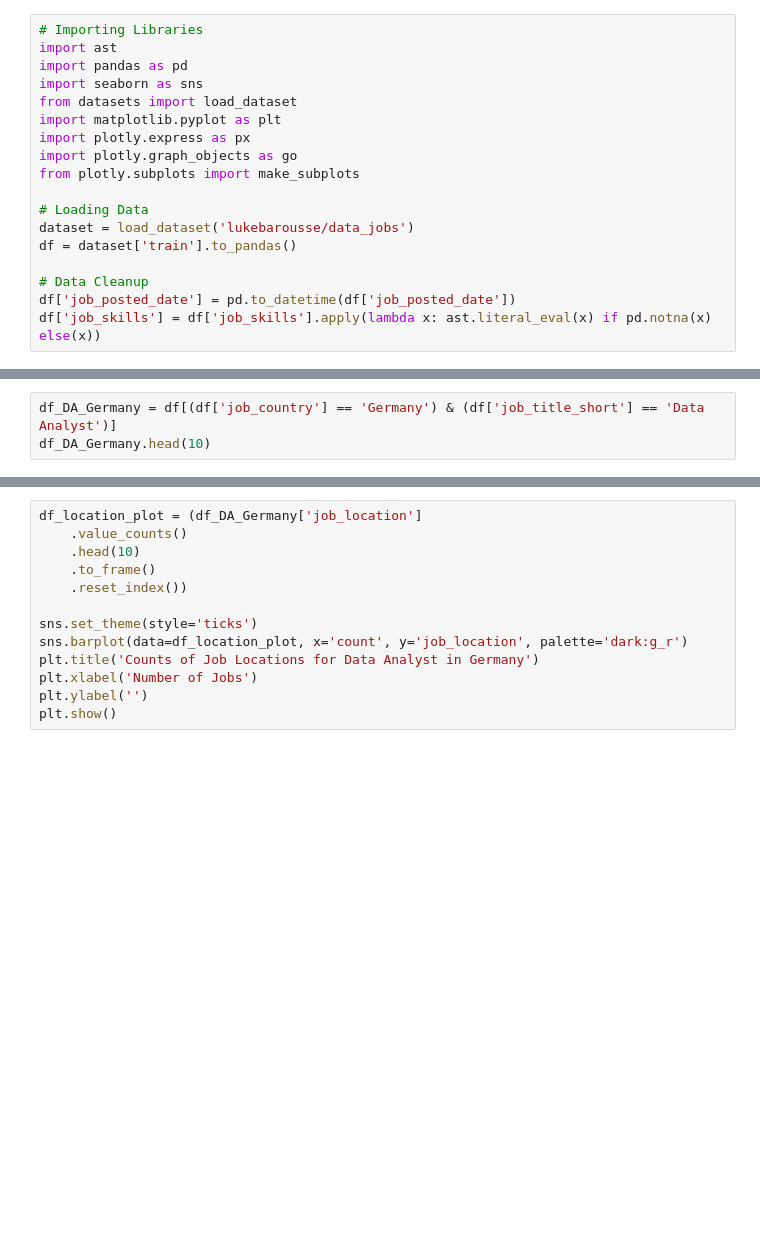
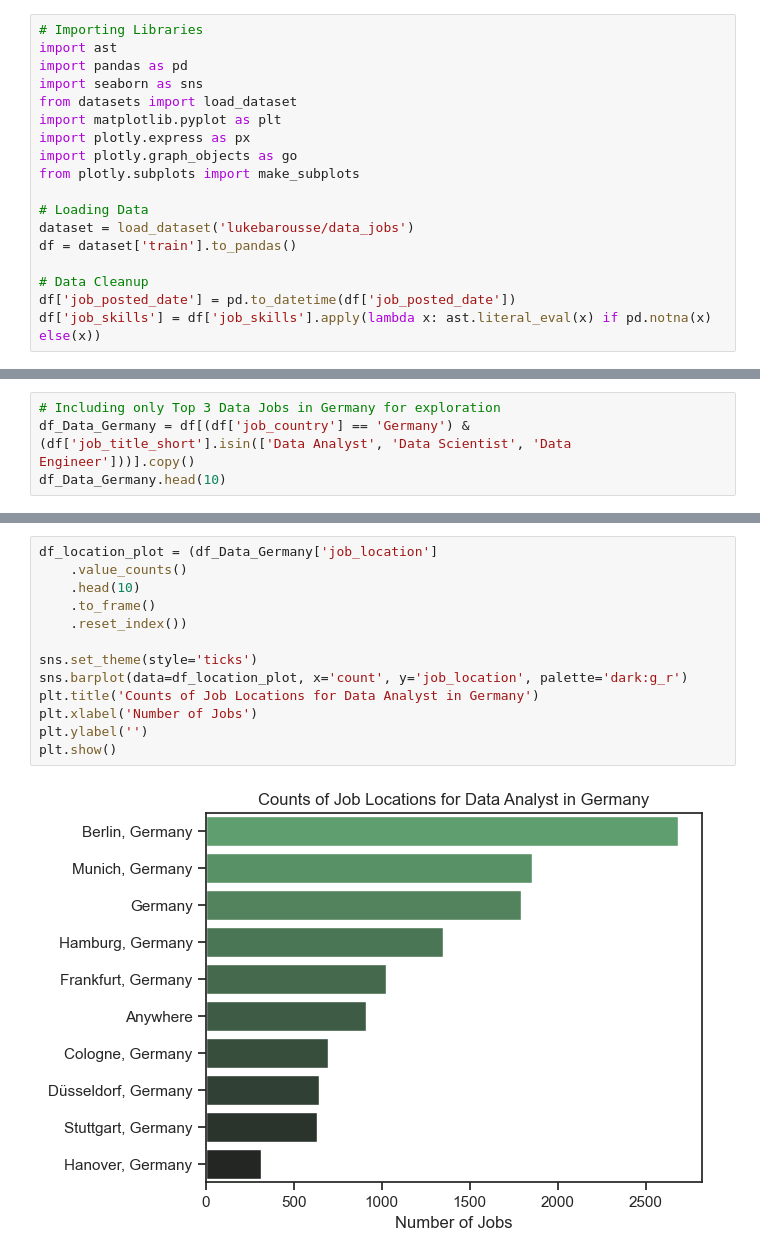
Before and after one commit to Balaclavitty/Python_Data_Project, a Jupyter notebook: Project_Data_Analitycs_Skills_Insights/1_EDA_Intro.ipynb, the cells around one changed output, grey strips where cells are left out. Drawn from its saved outputs; the diff is of its cells as text; blank space fills up the shorter version.

```diff
--- a/Project_Data_Analitycs_Skills_Insights/1_EDA_Intro.ipynb
+++ b/Project_Data_Analitycs_Skills_Insights/1_EDA_Intro.ipynb
@@ -25,3 +32,4 @@ Filter for Germany Data Analyst roles
 # %%
-df_DA_Germany = df[(df['job_country'] == 'Germany') & (df['job_title_short'] == 'Data Analyst')]
-df_DA_Germany.head(10)
+# Including only Top 3 Data Jobs in Germany for exploration
+df_Data_Germany = df[(df['job_country'] == 'Germany') & (df['job_title_short'].isin(['Data Analyst', 'Data Scientist', 'Data Engineer']))].copy()
+df_Data_Germany.head(10)
@@ -30,14 +65,16 @@ df_DA_Germany['job_location'].value_counts().head(5)
 # %%
-df_location_plot = (df_DA_Germany['job_location']
+df_location_plot = (df_Data_Germany['job_location']
     .value_counts()
     .head(10)
     .to_frame()
     .reset_index())
 
 sns.set_theme(style='ticks')
 sns.barplot(data=df_location_plot, x='count', y='job_location', palette='dark:g_r')
 plt.title('Counts of Job Locations for Data Analyst in Germany')
 plt.xlabel('Number of Jobs')
 plt.ylabel('')
 plt.show()
+# %% [output]
+[figure, added]
 # %% [markdown]
```
Also changed, not shown: parts of 32 cells of this notebook, 3 other files.
